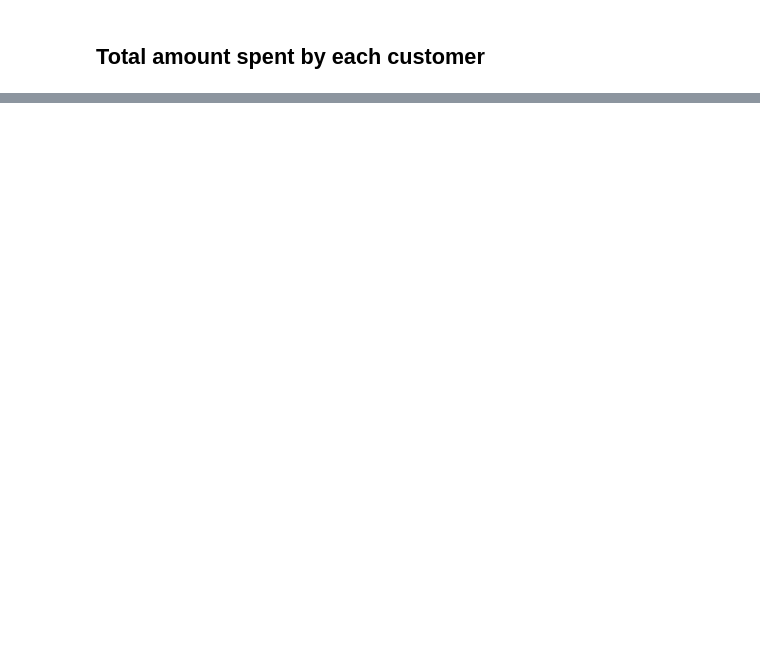
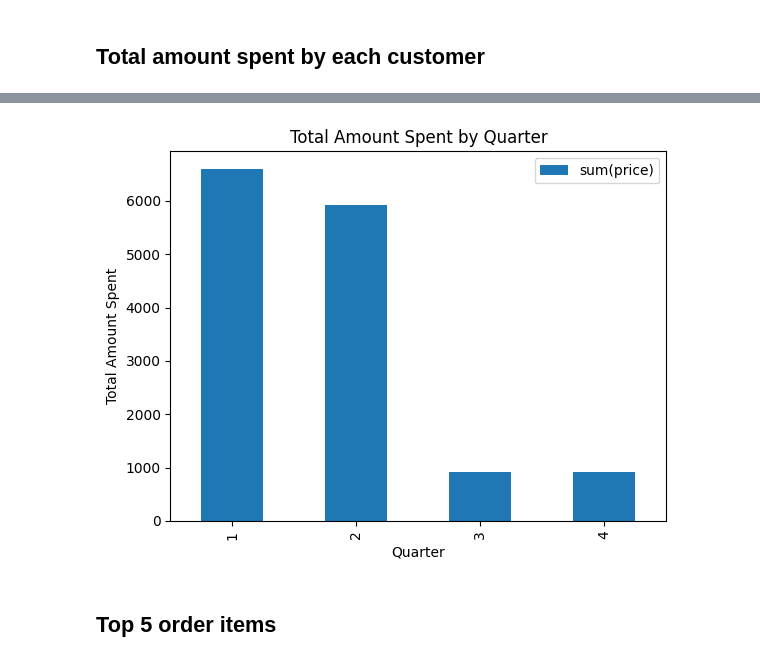
Before and after one commit to Asmaa213/Sales_analysis_project_with_pyspark, a Jupyter notebook: Sale_analysis_project.ipynb, the cells around one changed output, grey strips where cells are left out. Saved outputs shown, nothing was run; the diff lists cells and outputs as text; code cells hidden in the pictures; blank space fills up the shorter version.

```diff
--- a/Sale_analysis_project.ipynb
+++ b/Sale_analysis_project.ipynb
@@ -61,0 +181,5 @@ menu_df.show(5)
+# %%
+total_amount_spent_quarter=(sales_df.join(menu_df, "product_id")
+    .groupBy("order_quarter")
+    .agg({'price': 'sum'}).orderBy("order_quarter"))
+total_amount_spent_quarter.show(5)
@@ -61,0 +195,15 @@ menu_df.show(5)
+# %%
+total_amount_spent_pd = total_amount_spent_quarter.toPandas()
+
+# Plot the total amount spent
+total_amount_spent_pd.plot(x='order_quarter', y='sum(price)', kind='bar')
+# Set the plot title and labels
+plt.title('Total Amount Spent by Quarter')
+plt.xlabel('Quarter')
+plt.ylabel('Total Amount Spent')
+# Show the plot
+plt.show()
+# %% [output]
+[figure, added]
+# %% [markdown]
+<h2>Top 5 order items</h2>
```
Also changed, not shown: parts of 24 cells of this notebook.
